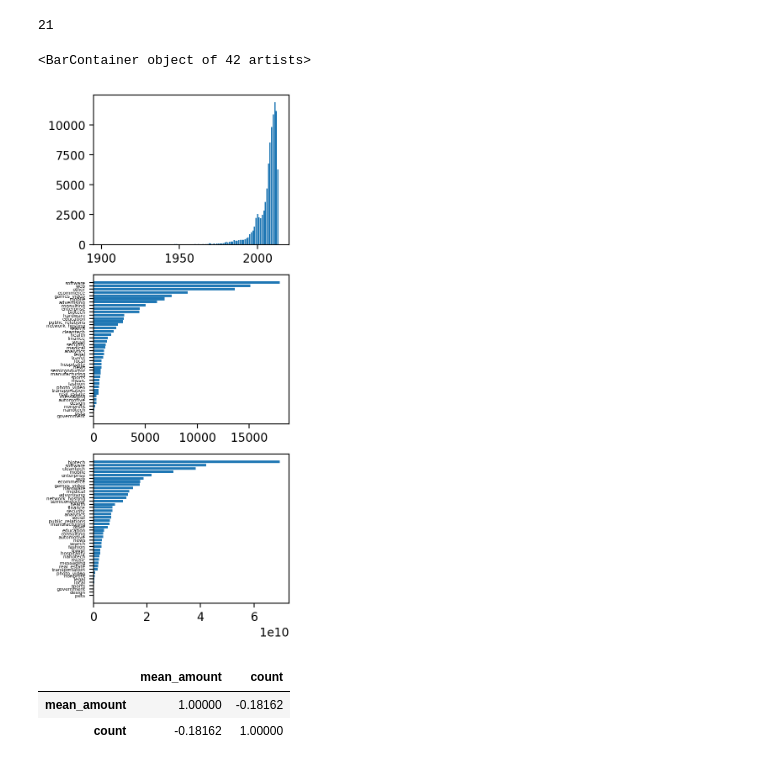
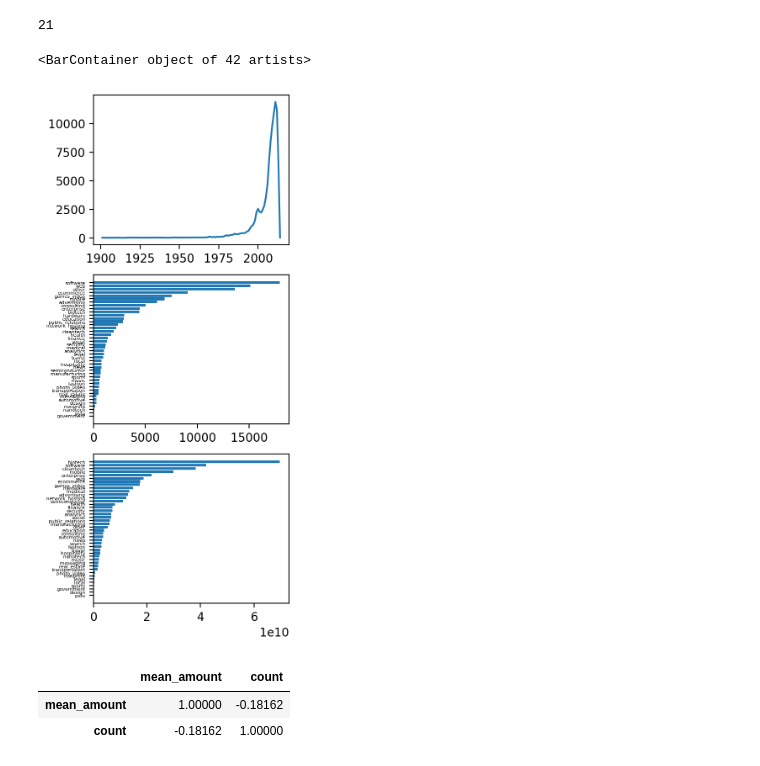
Before and after one commit to bartolomej/PR22_BK_LG_NS, a Jupyter notebook: notebook.ipynb, the cells around one changed output. Drawn from its saved outputs; the diff is of its cells as text; code cells hidden in the pictures.

```diff
--- a/notebook.ipynb
+++ b/notebook.ipynb
@@ -76,21 +76,21 @@ grouped = total_fundings.groupby("status")["raised_amount"].mean()
 # %%
 #Grafi: število podjetji ustvarjenih po letih, št. podjetji v vsaki inudstriji, skupna vstoa investicij v vsako industrijo
 from datetime import datetime
 founded_years = pd.DataFrame([datetime.strptime(str(date), '%Y-%m-%d').year for date in objects["founded_at"] if str(date) != "nan"])
 count_by_year = founded_years.groupby(0).size()
 count_by_category = objects.groupby("category_code").size().sort_values()
 total_fundings = funding_rounds.groupby("object_id", as_index=False)["raised_amount"].sum().sort_values("raised_amount", ascending=False)
 total_fundings_per_category = total_fundings.merge(objects, left_on="object_id", right_on="id")[["category_code", "raised_amount"]].groupby("category_code").sum()["raised_amount"].sort_values()
 fig, axes = pyplot.subplots(3, 1, figsize=(3, 8), dpi=200)
 axes[1].tick_params(axis="y", labelsize=4)
 axes[1].ticklabel_format(style='plain')
 axes[2].tick_params(axis="y", labelsize=4)
-axes[0].bar(count_by_year.index, count_by_year.values)
+axes[0].plot(count_by_year.index, count_by_year.values)
 axes[1].barh(count_by_category.index, count_by_category.values)
 axes[2].barh(total_fundings_per_category.index, total_fundings_per_category.values)
 # %% [output]
 <BarContainer object of 42 artists>
-[figure, old version]
+[figure, new version]
 # %%
 #Korelacija med popularnostjo industrije (skupno št. podjetji v tej industriji) in povprečno investicijo v podjetje.
 count_by_category = objects.groupby("category_code").size()
```
Also changed, not shown: parts of 5 cells of this notebook.
